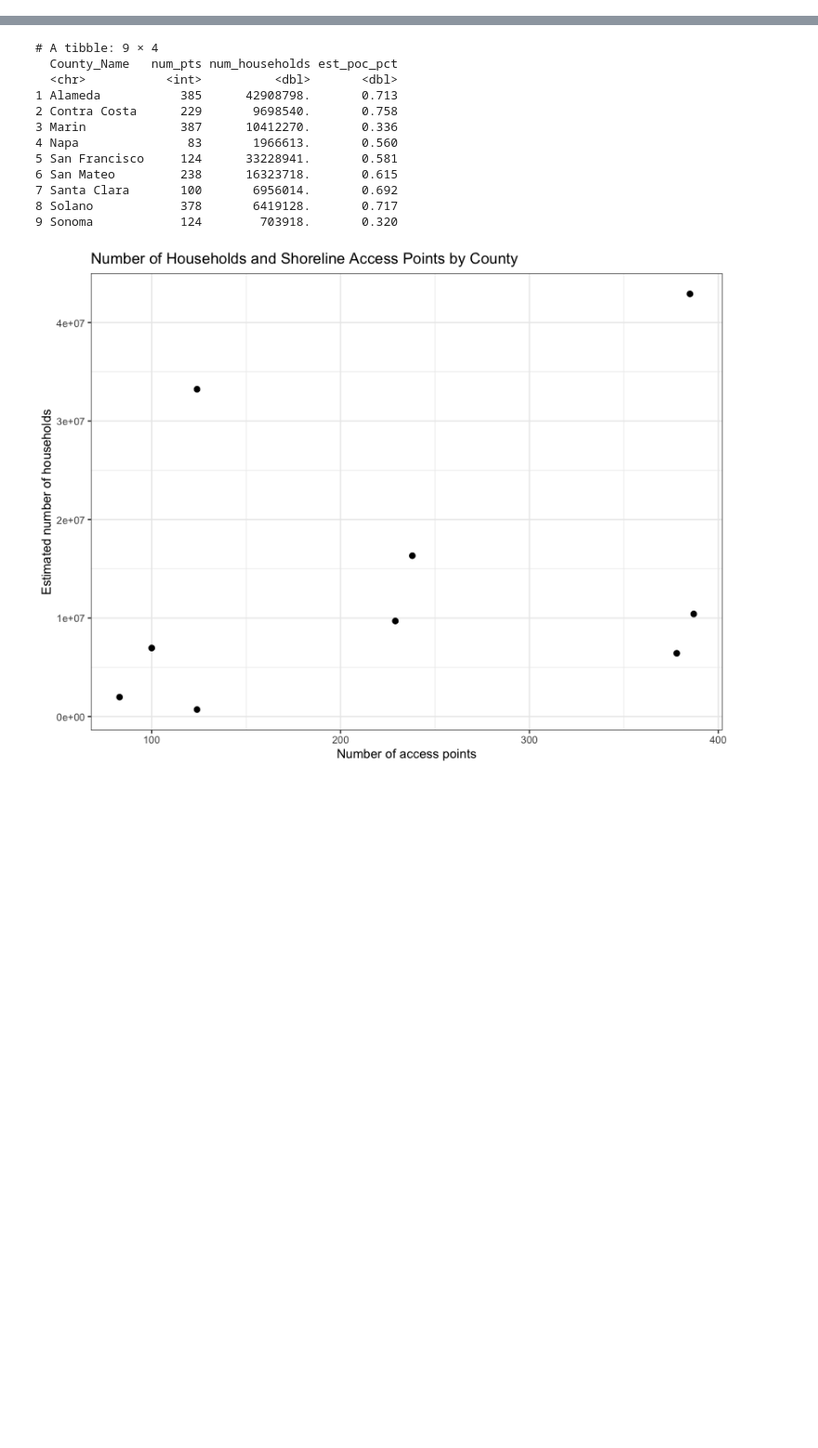
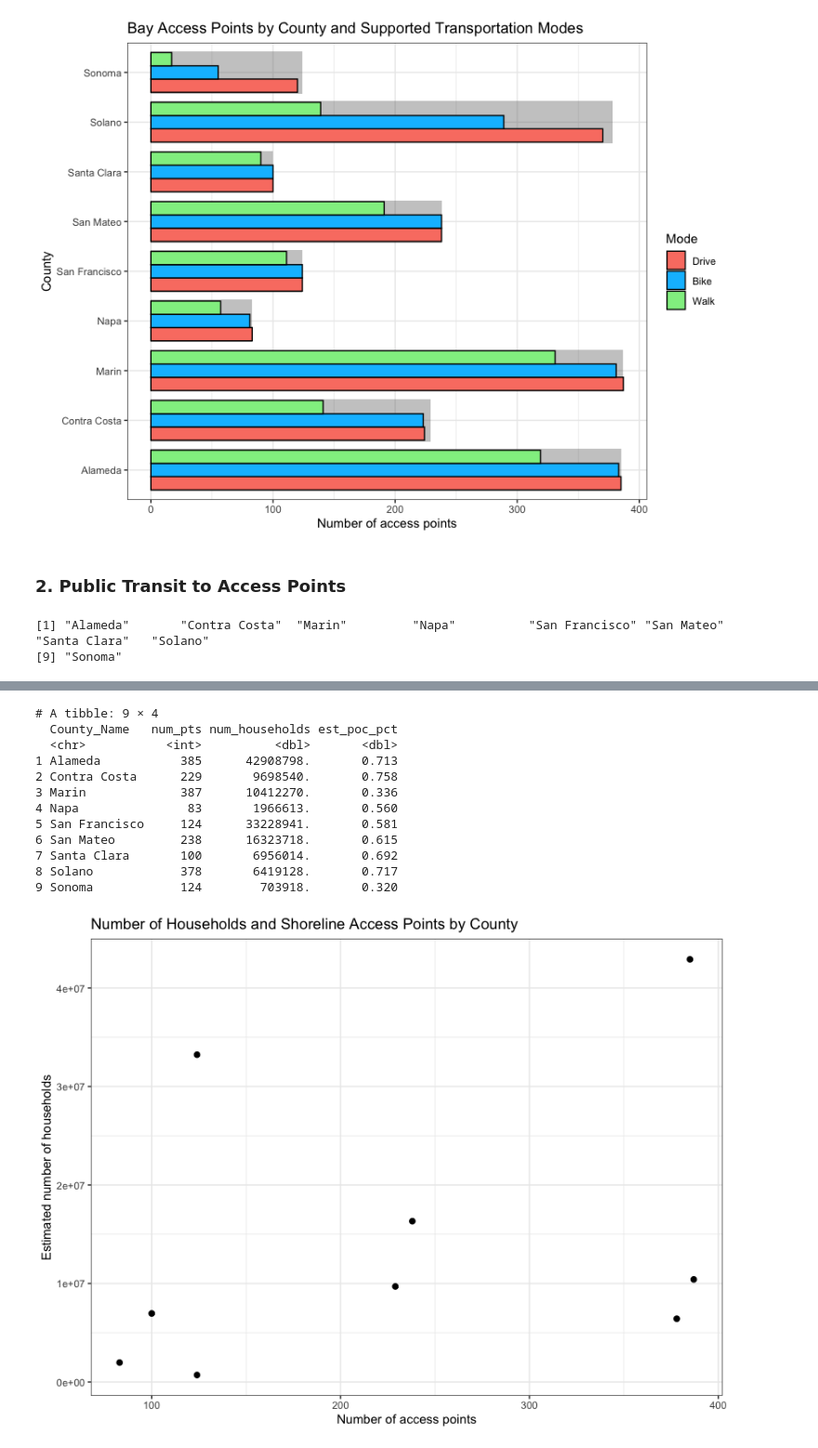
Before and after one commit to ishitabhadra/Equitable-Access-to-SF-Bay-Shoreline, a Jupyter notebook: AccessPoints_EDA.ipynb, the cells around one changed output, grey strips where cells are left out. Shown at 93% size. Drawn from its saved outputs; the diff is of its cells as text; code cells hidden in the pictures; blank space fills up the shorter version.

```diff
--- a/AccessPoints_EDA.ipynb
+++ b/AccessPoints_EDA.ipynb
@@ -23,0 +120,51 @@ $ SFBRA_Site                                           <chr> "No", "No", "No", "
+# %%
+transport_modes_plot <- ggplot() +
+  # Total access points by county (underlaid)
+  geom_col(
+    data = total_counts,
+    aes(x = County_Name, y = n),
+    alpha = 0.35, width = 0.85
+  ) +
+  # Access points by county + transport mode (overlaid)
+  geom_col(
+    data = mode_counts,
+    aes(x = County_Name, y = n, fill = Mode),
+    color = "black", position = "dodge", width = 0.8
+  ) +
+  scale_fill_manual(
+    values = c(
+      Walk = "lightgreen",
+      Bike = "deepskyblue",
+      Drive = "salmon",
+      Total = "grey"
+    )
+  ) +
+  coord_flip() +
+  labs(
+    title = "Bay Access Points by County and Supported Transportation Modes",
+    x = "County",
+    y = "Number of access points"
+  ) +
+  theme_bw()
+
+transport_modes_plot
+# %% [output]
+[figure, added]
+# %% [markdown]
+### **2. Public Transit to Access Points**
+# %%
+county_order <- transit %>%
+    arrange(County_Name) %>%
+    pull(County_Name) %>%
+    unique()
+
+# olu_order <- transit %>%
+#   mutate(County_Name = factor(County_Name, levels = county_order)) %>%
+#   distinct(County_Name, OLU_Name) %>%
+#   arrange(County_Name, OLU_Name) %>%
+#   pull(OLU_Name)
+
+county_order
+# %% [output]
+[1] "Alameda"       "Contra Costa"  "Marin"         "Napa"          "San Francisco" "San Mateo"     "Santa Clara"   "Solano"
+[9] "Sonoma"
```
Also changed, not shown: parts of 13 cells of this notebook.
